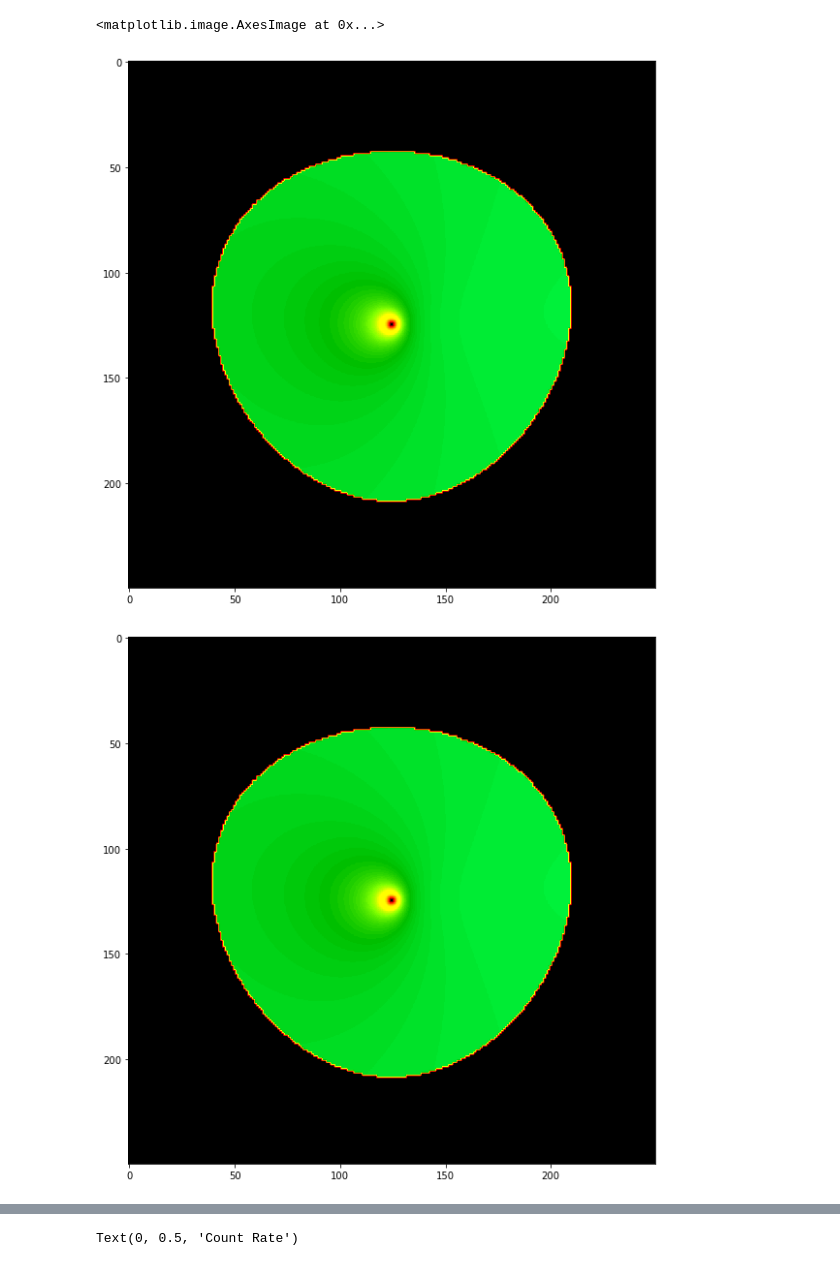
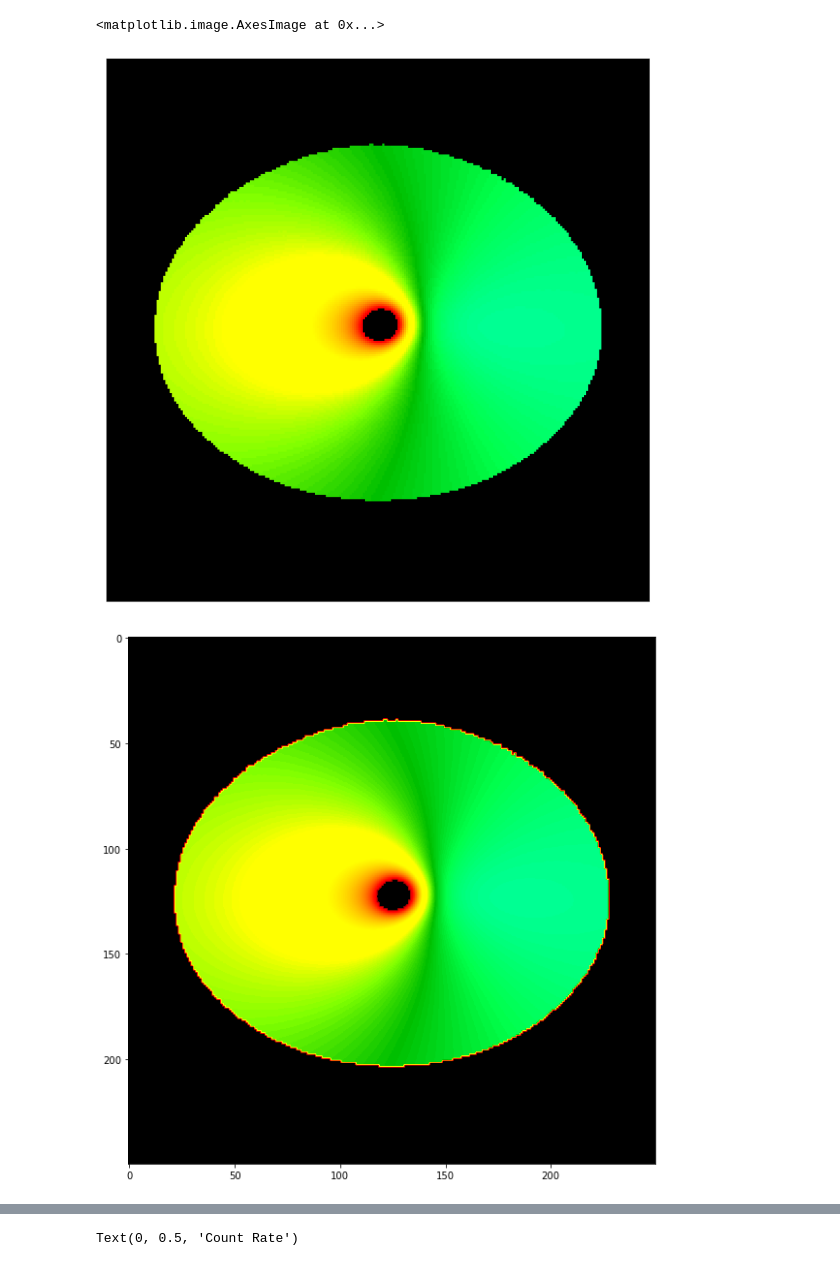
Before and after one commit to wilkinsdr/raytrace_cpu, a Jupyter notebook: python/line_from_image.ipynb, the cells around one changed output, grey strips where cells are left out. Cells and saved outputs as stored; diff of their text form; code cells hidden in the pictures.

```diff
--- a/python/line_from_image.ipynb
+++ b/python/line_from_image.ipynb
@@ -12,7 +12,7 @@ from matplotlib.cm import ScalarMappable
 #image_filename = '/Users/willsurgent/Desktop/check_flared_0.1/small_r_0.1/small_r_0.1_30.fits'
 #image_filename = '/Users/willsurgent/Desktop/check_flared_0.1/small_r_0.05/small_r_0.05_30.fits'
 
-image_filename = '/Users/willsurgent/Desktop/flat_imag/flat_disk_imag/flat_disk_imag_70.fits'
+image_filename = 'file.fits' #'/Users/willsurgent/Desktop/flat_imag/flat_disk_imag/flat_disk_imag_70.fits'
 #'/Users/willsurgent/Desktop/raytrace/raytrace_cpu/python/file.fits'
 
 # '/Users/willsurgent/Desktop/elliptical_disk_imag/ellipse_3.737_imag/ellipse_3.737_imag_70.fits'
@@ -113,19 +119,21 @@ plt.show()
 # %%
 # plot the energy shift as a function of position in the image
-plt.figure(figsize=(10,10))
+plt.figure(figsize=(10,10), dpi=300)
 plt.imshow(np.flipud(enshift1), norm=redshift_norm, cmap=redshift_map)
+plt.xticks([])
+plt.yticks([])
 
 plt.figure(figsize=(10,10))
 plt.imshow(np.flipud(enshift2), norm=redshift_norm, cmap=redshift_map)
 # plt.xlim((100, 150))
 # plt.ylim((100, 150))
 
 plt.figure(figsize=(10,10))
 plt.imshow(np.flipud(enshift3), norm=redshift_norm, cmap=redshift_map)
 
 plt.figure(figsize=(10,10))
 plt.imshow(np.flipud(enshift), norm=redshift_norm, cmap=redshift_map)
 # %% [output]
 <matplotlib.image.AxesImage at 0x...>
-[figure, old version]
+[figure, new version]
-[figure, old version]
+[figure, new version]
```
Also changed, not shown: parts of 3 cells of this notebook, 1 other file.
